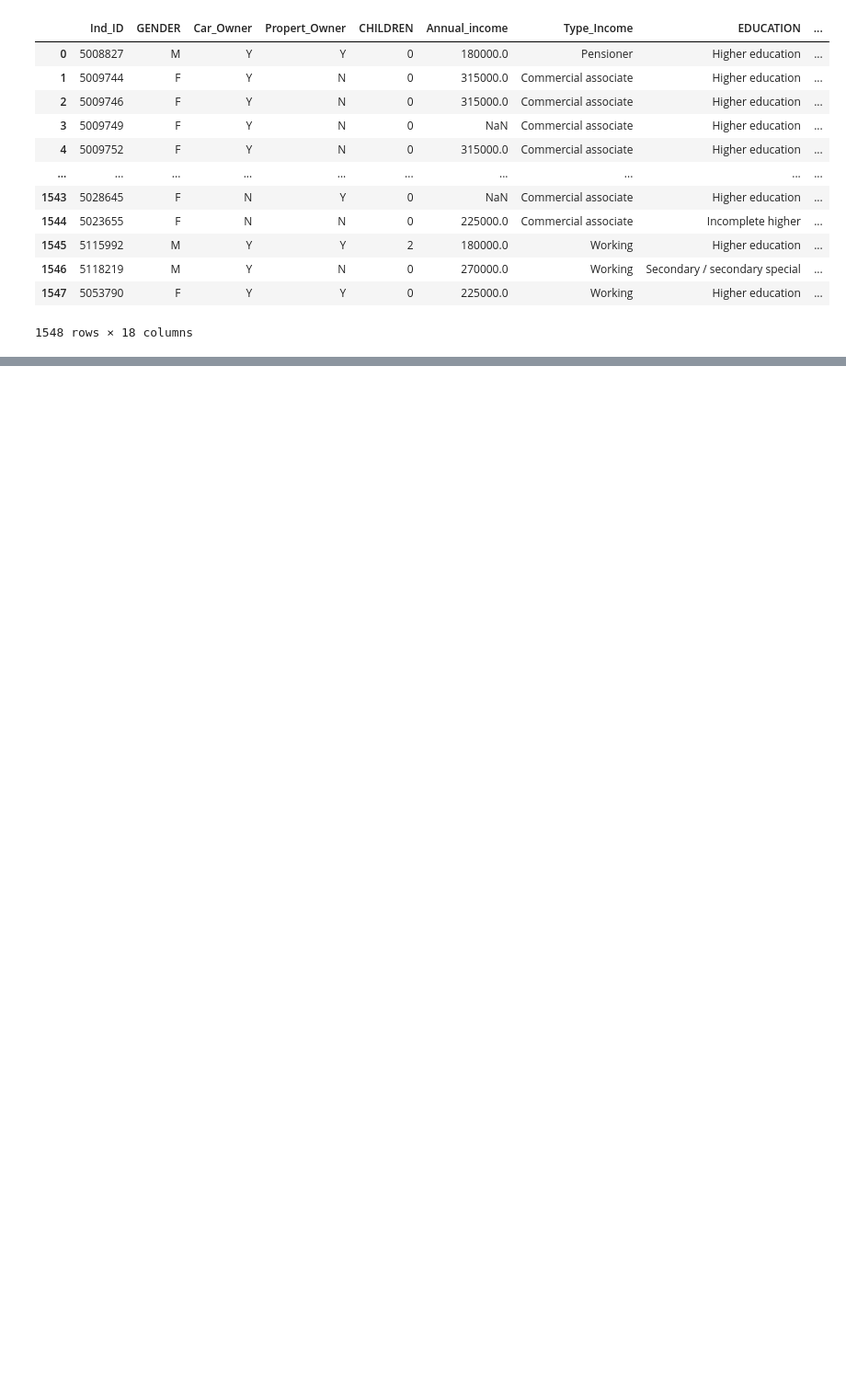
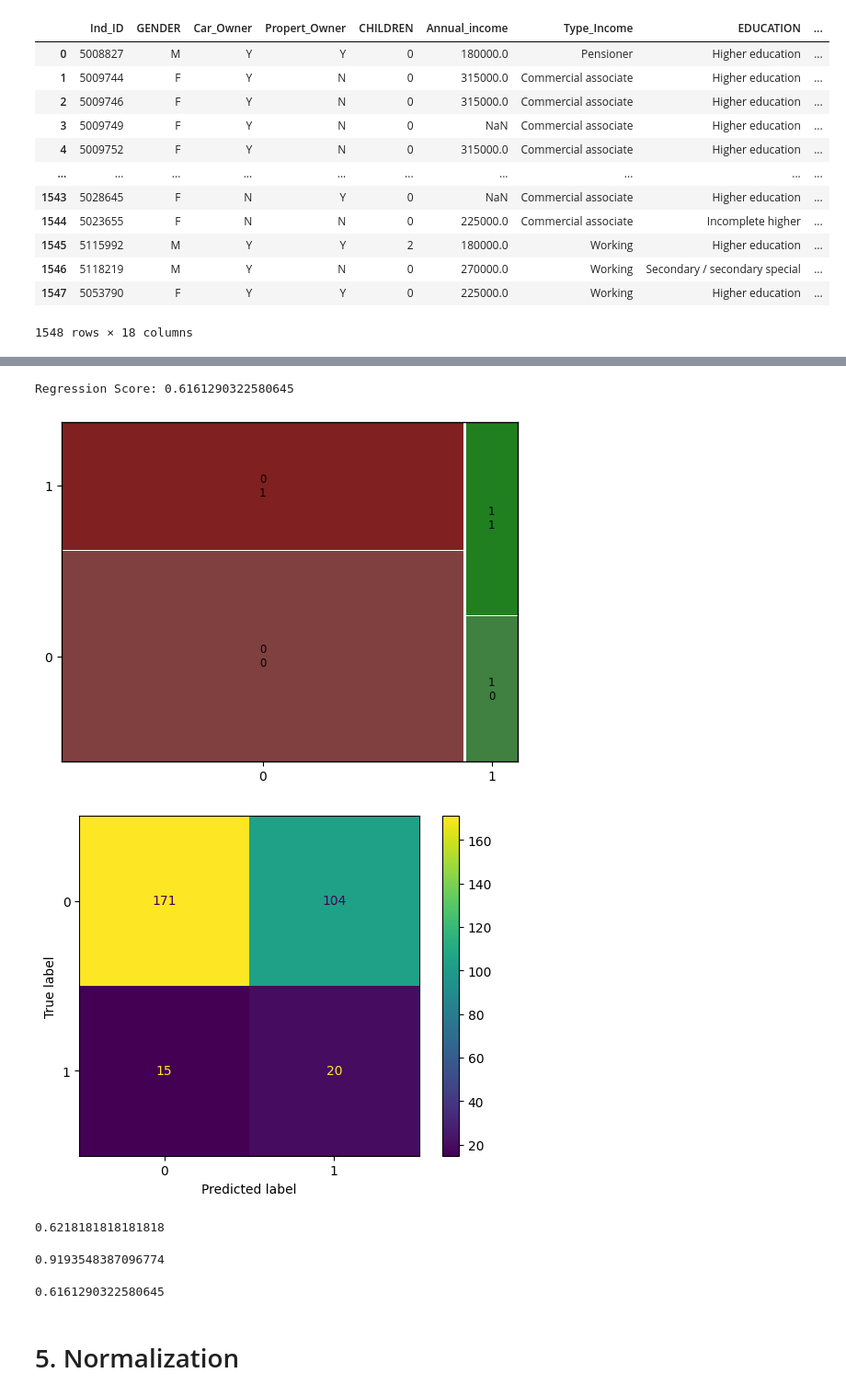
Before and after one commit to Carterdel/carterdelargy_csci_1070, a Jupyter notebook: week_6_homework.ipynb, the cells around one changed output, grey strips where cells are left out. Shown at 92% size. Drawn from its saved outputs; the diff is of its cells as text; code cells hidden in the pictures; blank space fills up the shorter version.

```diff
--- a/week_6_homework.ipynb
+++ b/week_6_homework.ipynb
@@ -184,13 +254,0 @@ credit_df
-# %%
-from sklearn.linear_model import LogisticRegression
-from sklearn.metrics import accuracy_score, classification_report, confusion_matrix, roc_curve, auc
-
-X = credit_df[['Birthday_count','Marital_status','Employed_days','Annual_income','EDUCATION']]
-y = credit_df['Approval']
-y_binary = (y > np.median(y)).astype(int)
-X_train, X_test, y_train, y_test = train_test_split(X, y_binary, test_size=0.2, stratify=y,random_state=13)
-scaler = StandardScaler()
-X_train = scaler.fit_transform(X_train)
-X_test = scaler.transform(X_test)
-model = LogisticRegression()
-# model.fit(X_train, y_train)
@@ -211,0 +255,48 @@ Name: Approval, Length: 1238, dtype: int64
+# %%
+def logistical_regression(linreg_df: str, linreg_column: str, mosaic_y_or_n:str, matrix_y_or_n:str) -> str:
+    from sklearn.linear_model import LogisticRegression
+    from sklearn.preprocessing import StandardScaler
+    from sklearn.model_selection import train_test_split
+    from sklearn.metrics import confusion_matrix
+    from statsmodels.graphics.mosaicplot import mosaic
+    from sklearn.metrics import ConfusionMatrixDisplay
+    X = linreg_df.drop(linreg_column, axis=1)
+    y = linreg_df[linreg_column]
+
+    X_train, X_test, y_train, y_test = train_test_split(X, y, test_size = 0.2,
+    random_state=13, stratify=y)
+
+    sc = StandardScaler()
+
+    X_train = sc.fit_transform(X_train)
+    X_test = sc.fit_transform(X_test)
+
+    regression = LogisticRegression(random_state=13, class_weight='balanced').fit(X_train, y_train)
+    y_predicted = regression.predict(X_test)
+    print('Regression Score:', regression.score(X_test, y_test))
+    if mosaic_y_or_n == 'y':
+        conf_matrix = confusion_matrix(y_test, y_predicted)
+        mosaic(conf_matrix)
+    if matrix_y_or_n == 'y':
+        ConfusionMatrixDisplay.from_estimator(regression, X_test, y_test)
+# %%
+# mosaic_and_matrix(credit_df, 'label', 'y','y')
+logistical_regression(credit_df, 'label', 'y', 'y')
+# %% [output]
+Regression Score: 0.6161290322580645
+[figure, added]
+[figure, added]
+# %%
+precision_and_recall("precision", 171, 20, 104, 15)
+# %% [output]
+0.6218181818181818
+# %%
+precision_and_recall("recall", 171, 20, 104, 15)
+# %% [output]
+0.9193548387096774
+# %%
+precision_and_recall("accuracy", 171, 20, 104, 15)
+# %% [output]
+0.6161290322580645
+# %% [markdown]
+# 5. Normalization
```
Also changed, not shown: parts of 34 cells of this notebook, 1 other file.
